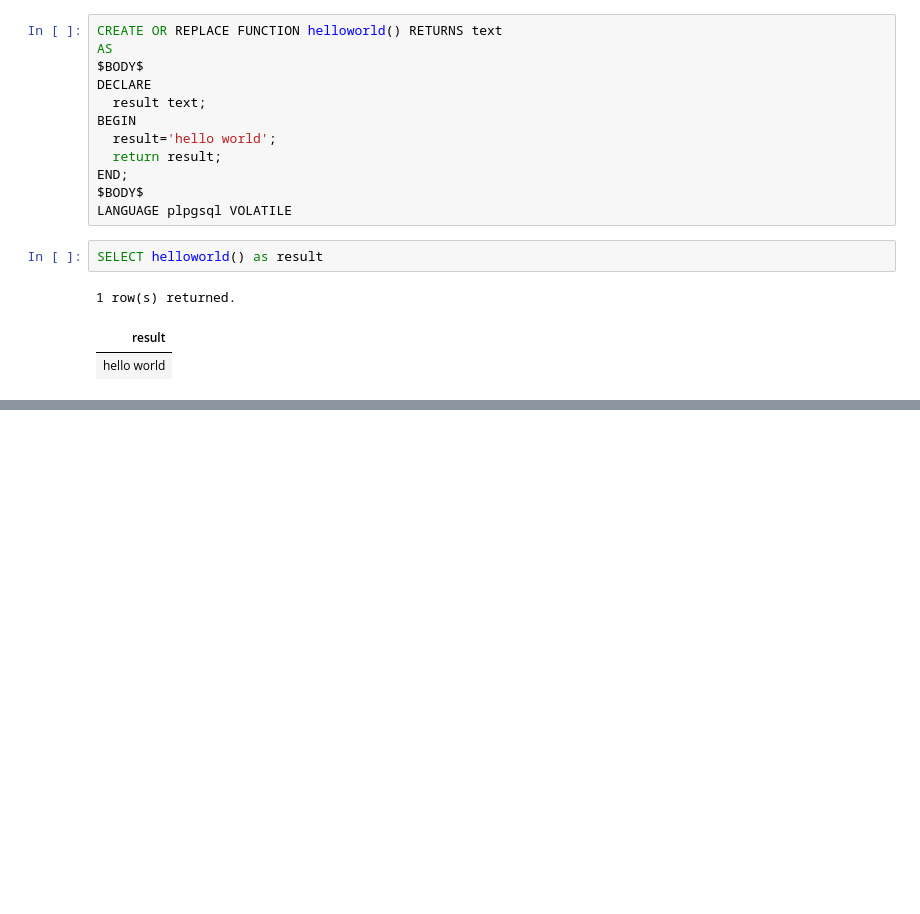
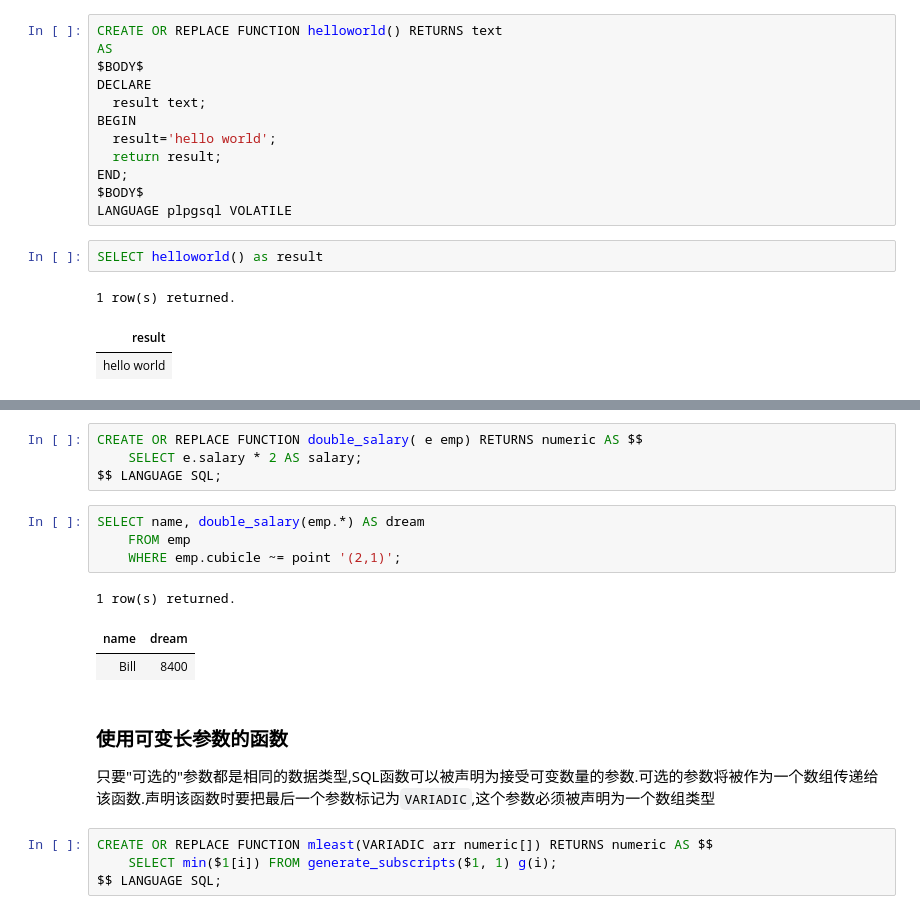
Before and after one commit to hsz1273327/TutorialForPostgreSQL, a Jupyter notebook: src/功能与特性/自定义与扩展/自定义函数.ipynb, the cells around one changed output, grey strips where cells are left out. Drawn from its saved outputs; the diff is of its cells as text; blank space fills up the shorter version.

```diff
--- a/src/功能与特性/自定义与扩展/自定义函数.ipynb
+++ b/src/功能与特性/自定义与扩展/自定义函数.ipynb
@@ -78,0 +128,20 @@ ${label_name}$
+# %%
+CREATE OR REPLACE FUNCTION double_salary( e emp) RETURNS numeric AS $$
+    SELECT e.salary * 2 AS salary;
+$$ LANGUAGE SQL;
+# %%
+SELECT name, double_salary(emp.*) AS dream
+    FROM emp
+    WHERE emp.cubicle ~= point '(2,1)';
+# %% [output]
+1 row(s) returned.
+| name | dream |
+| Bill | 8400 |
+# %% [markdown]
+### 使用可变长参数的函数
+
+只要"可选的"参数都是相同的数据类型,SQL函数可以被声明为接受可变数量的参数.可选的参数将被作为一个数组传递给该函数.声明该函数时要把最后一个参数标记为`VARIADIC`,这个参数必须被声明为一个数组类型
+# %%
+CREATE OR REPLACE FUNCTION mleast(VARIADIC arr numeric[]) RETURNS numeric AS $$
+    SELECT min($1[i]) FROM generate_subscripts($1, 1) g(i);
+$$ LANGUAGE SQL;
```
Also changed, not shown: parts of 92 cells of this notebook, 15 other files.
